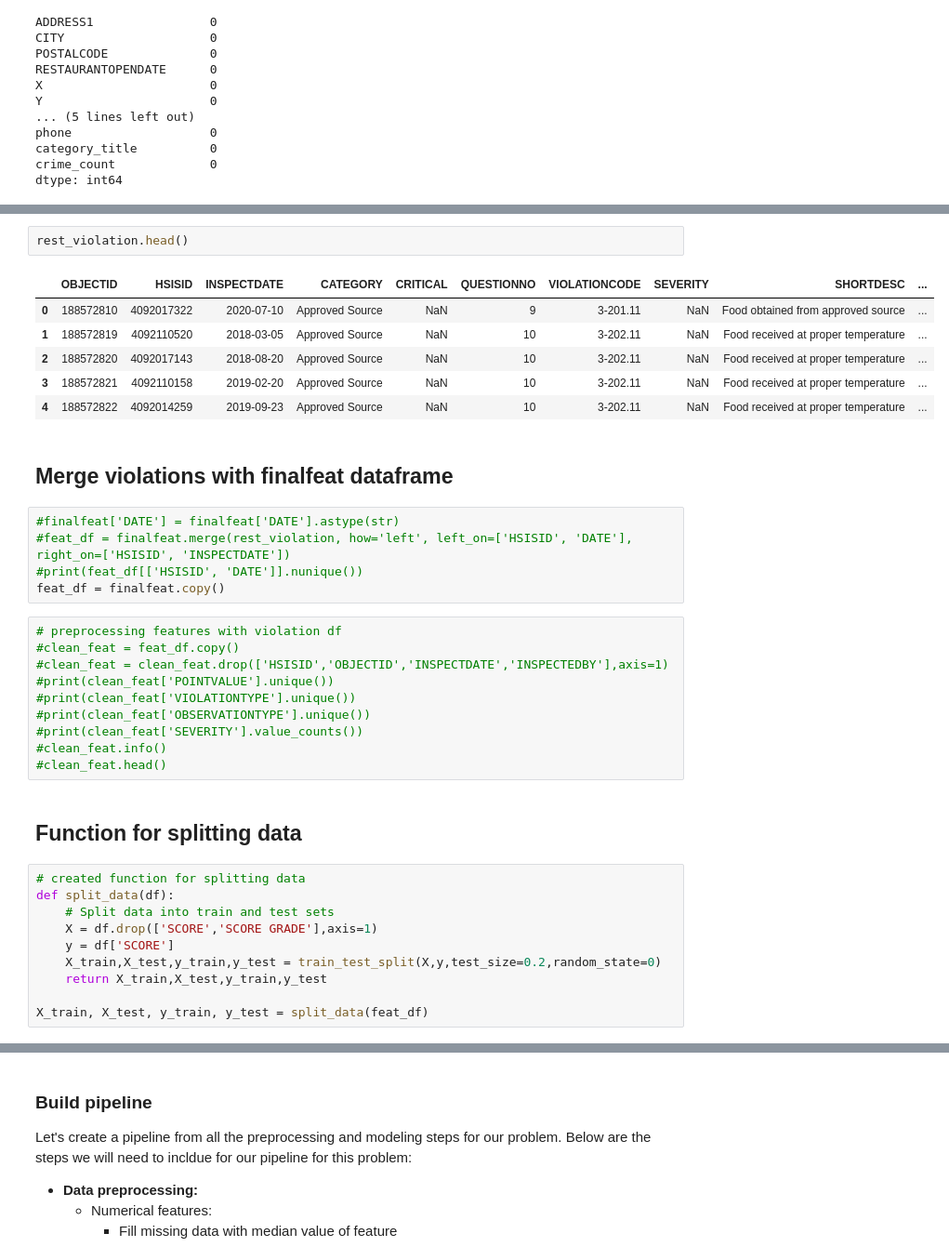
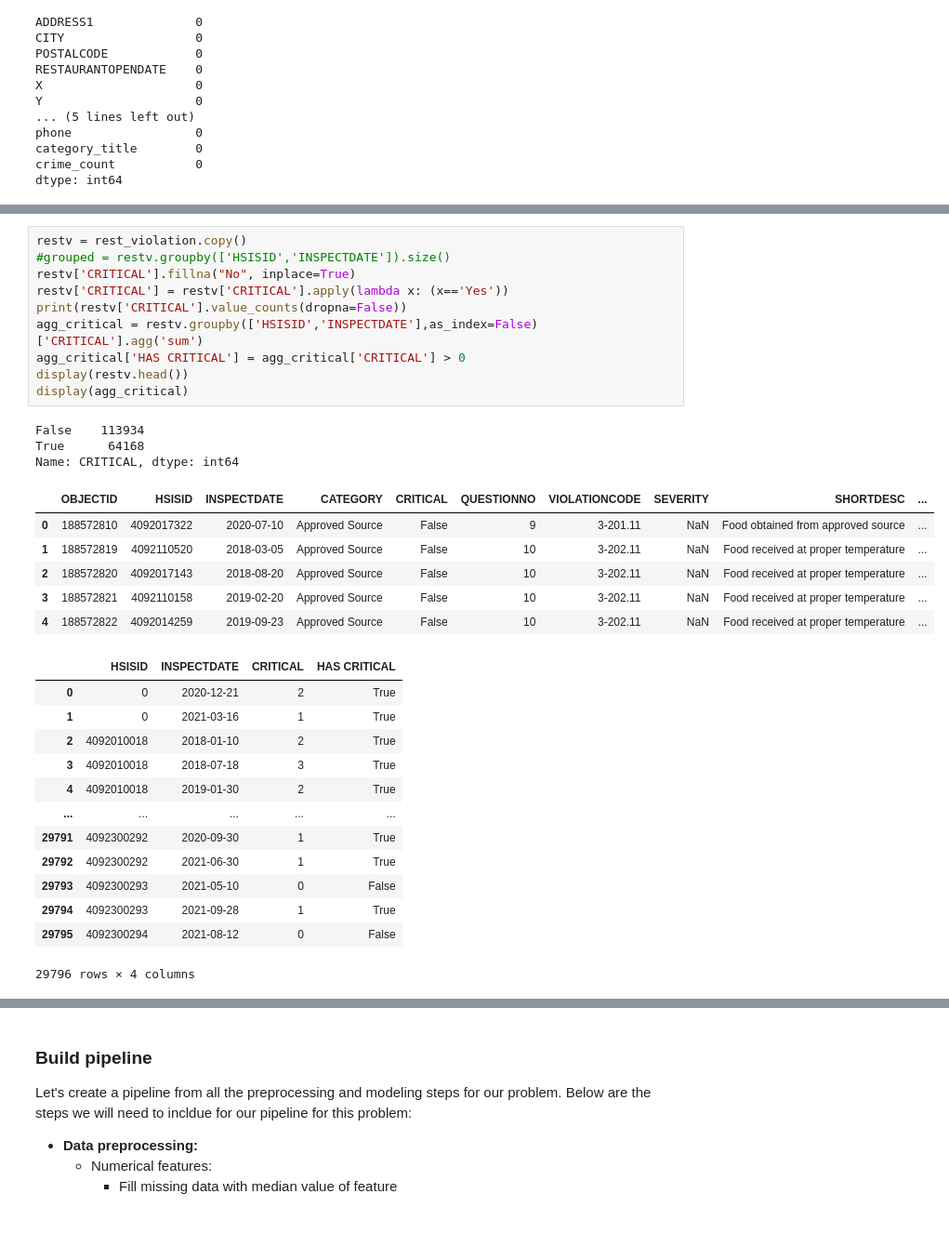
Before and after one commit to shyamal-anadkat/wake-county-food-inspections-analysis, a Jupyter notebook: Wake County -- Restaurant Food Inspections Analysis [AIPI510].ipynb, the cells around one changed output, grey strips where cells are left out. Shown at 93% size. Cells and saved outputs as stored; diff of their text form; blank space fills up the shorter version.

```diff
--- a/Wake County -- Restaurant Food Inspections Analysis [AIPI510].ipynb
+++ b/Wake County -- Restaurant Food Inspections Analysis [AIPI510].ipynb
@@ -501,38 +506,33 @@ Name: SCORE GRADE, dtype: int64
 # %%
-rest_violation.head()
+restv = rest_violation.copy()
+#grouped = restv.groupby(['HSISID','INSPECTDATE']).size()
+restv['CRITICAL'].fillna("No", inplace=True)
+restv['CRITICAL'] = restv['CRITICAL'].apply(lambda x: (x=='Yes'))
+print(restv['CRITICAL'].value_counts(dropna=False))
+agg_critical = restv.groupby(['HSISID','INSPECTDATE'],as_index=False)['CRITICAL'].agg('sum')
+agg_critical['HAS CRITICAL'] = agg_critical['CRITICAL'] > 0
+display(restv.head())
+display(agg_critical)
 # %% [output]
+False    113934
+True      64168
+Name: CRITICAL, dtype: int64
 |  | OBJECTID | HSISID | INSPECTDATE | CATEGORY | CRITICAL | QUESTIONNO | VIOLATIONCODE | SEVERITY | SHORTDESC | ... |
-| 0 | 188572810 | 4092017322 | 2020-07-10 | Approved Source | NaN | 9 | 3-201.11 | NaN | Food obtained from approved source | ... |
-| 1 | 188572819 | 4092110520 | 2018-03-05 | Approved Source | NaN | 10 | 3-202.11 | NaN | Food received at proper temperature | ... |
-| 2 | 188572820 | 4092017143 | 2018-08-20 | Approved Source | NaN | 10 | 3-202.11 | NaN | Food received at proper temperature | ... |
-| 3 | 188572821 | 4092110158 | 2019-02-20 | Approved Source | NaN | 10 | 3-202.11 | NaN | Food received at proper temperature | ... |
-| 4 | 188572822 | 4092014259 | 2019-09-23 | Approved Source | NaN | 10 | 3-202.11 | NaN | Food received at proper temperature | ... |
+| 0 | 188572810 | 4092017322 | 2020-07-10 | Approved Source | False | 9 | 3-201.11 | NaN | Food obtained from approved source | ... |
+| 1 | 188572819 | 4092110520 | 2018-03-05 | Approved Source | False | 10 | 3-202.11 | NaN | Food received at proper temperature | ... |
+| 2 | 188572820 | 4092017143 | 2018-08-20 | Approved Source | False | 10 | 3-202.11 | NaN | Food received at proper temperature | ... |
+| 3 | 188572821 | 4092110158 | 2019-02-20 | Approved Source | False | 10 | 3-202.11 | NaN | Food received at proper temperature | ... |
+| 4 | 188572822 | 4092014259 | 2019-09-23 | Approved Source | False | 10 | 3-202.11 | NaN | Food received at proper temperature | ... |
+|  | HSISID | INSPECTDATE | CRITICAL | HAS CRITICAL |
+| 0 | 0 | 2020-12-21 | 2 | True |
+| 1 | 0 | 2021-03-16 | 1 | True |
+| 2 | 4092010018 | 2018-01-10 | 2 | True |
+| 3 | 4092010018 | 2018-07-18 | 3 | True |
+| 4 | 4092010018 | 2019-01-30 | 2 | True |
+| ... | ... | ... | ... | ... |
+| 29791 | 4092300292 | 2020-09-30 | 1 | True |
+| 29792 | 4092300292 | 2021-06-30 | 1 | True |
+| 29793 | 4092300293 | 2021-05-10 | 0 | False |
+| 29794 | 4092300293 | 2021-09-28 | 1 | True |
+| 29795 | 4092300294 | 2021-08-12 | 0 | False |
+29796 rows × 4 columns
-# %% [markdown]
-## Merge violations with finalfeat dataframe
-# %%
-#finalfeat['DATE'] = finalfeat['DATE'].astype(str)
-#feat_df = finalfeat.merge(rest_violation, how='left', left_on=['HSISID', 'DATE'], right_on=['HSISID', 'INSPECTDATE'])
-#print(feat_df[['HSISID', 'DATE']].nunique())
-feat_df = finalfeat.copy()
-# %%
-# preprocessing features with violation df
-#clean_feat = feat_df.copy()
-#clean_feat = clean_feat.drop(['HSISID','OBJECTID','INSPECTDATE','INSPECTEDBY'],axis=1)
-#print(clean_feat['POINTVALUE'].unique())
-#print(clean_feat['VIOLATIONTYPE'].unique())
-#print(clean_feat['OBSERVATIONTYPE'].unique())
-#print(clean_feat['SEVERITY'].value_counts())
-#clean_feat.info()
-#clean_feat.head()
-# %% [markdown]
-## Function for splitting data
-# %%
-# created function for splitting data
-def split_data(df):
-    # Split data into train and test sets
-    X = df.drop(['SCORE','SCORE GRADE'],axis=1)
-    y = df['SCORE']
-    X_train,X_test,y_train,y_test = train_test_split(X,y,test_size=0.2,random_state=0)
-    return X_train,X_test,y_train,y_test
-
-X_train, X_test, y_train, y_test = split_data(feat_df)
```
Also changed, not shown: parts of 20 cells of this notebook.
